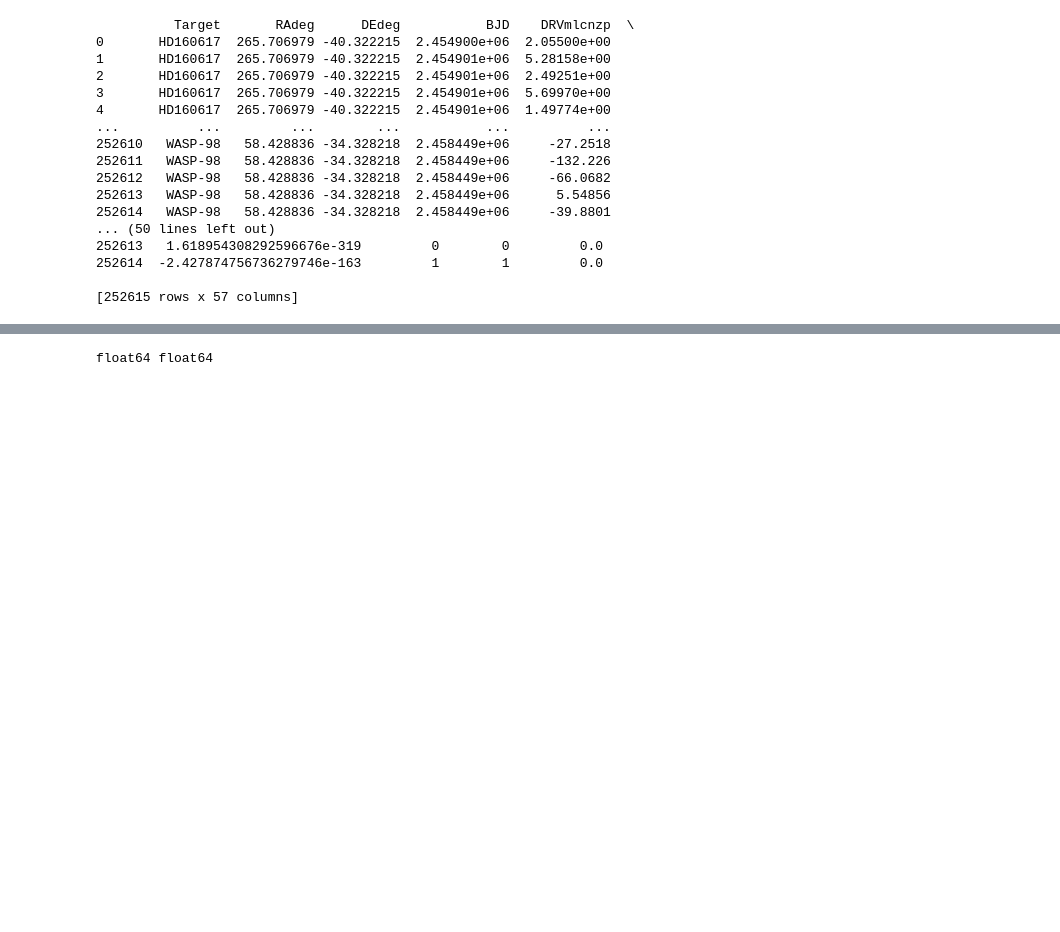
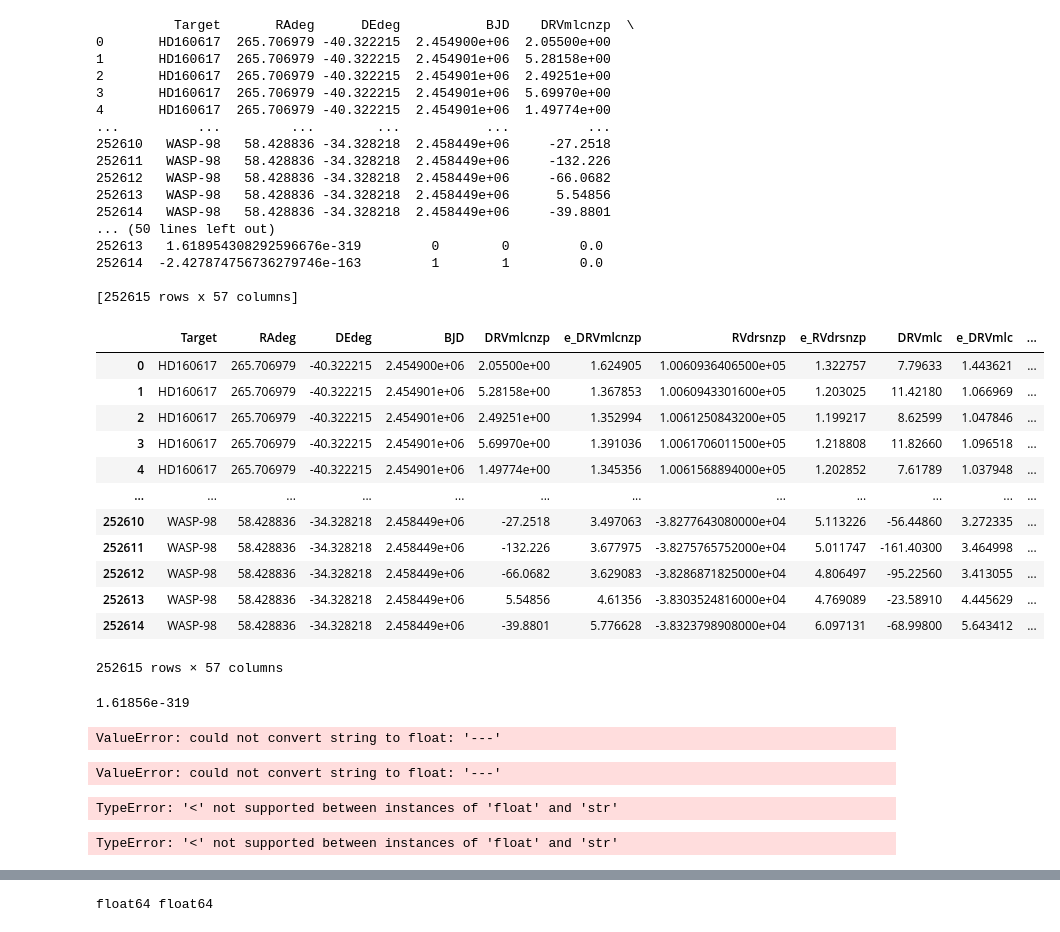
Before and after one commit to m-schochet/spi_phy905, a Jupyter notebook: analysis/cwanalysis.ipynb, the cells around one changed output, grey strips where cells are left out. Saved outputs shown, nothing was run; the diff lists cells and outputs as text; code cells hidden in the pictures; blank space fills up the shorter version.

```diff
--- a/analysis/cwanalysis.ipynb
+++ b/analysis/cwanalysis.ipynb
@@ -55,3 +55,42 @@ print(data)
 252614  -2.427874756736279746e-163         1        1         0.0
 
 [252615 rows x 57 columns]
+# %%
+data[data['RHKp'].notna()==True]
+# %% [output]
+|  | Target | RAdeg | DEdeg | BJD | DRVmlcnzp | e_DRVmlcnzp | RVdrsnzp | e_RVdrsnzp | DRVmlc | e_DRVmlc | ... |
+| 0 | HD160617 | 265.706979 | -40.322215 | 2.454900e+06 | 2.05500e+00 | 1.624905 | 1.0060936406500e+05 | 1.322757 | 7.79633 | 1.443621 | ... |
+| 1 | HD160617 | 265.706979 | -40.322215 | 2.454901e+06 | 5.28158e+00 | 1.367853 | 1.0060943301600e+05 | 1.203025 | 11.42180 | 1.066969 | ... |
+| 2 | HD160617 | 265.706979 | -40.322215 | 2.454901e+06 | 2.49251e+00 | 1.352994 | 1.0061250843200e+05 | 1.199217 | 8.62599 | 1.047846 | ... |
+| 3 | HD160617 | 265.706979 | -40.322215 | 2.454901e+06 | 5.69970e+00 | 1.391036 | 1.0061706011500e+05 | 1.218808 | 11.82660 | 1.096518 | ... |
+| 4 | HD160617 | 265.706979 | -40.322215 | 2.454901e+06 | 1.49774e+00 | 1.345356 | 1.0061568894000e+05 | 1.202852 | 7.61789 | 1.037948 | ... |
+| ... | ... | ... | ... | ... | ... | ... | ... | ... | ... | ... | ... |
+| 252610 | WASP-98 | 58.428836 | -34.328218 | 2.458449e+06 | -27.2518 | 3.497063 | -3.8277643080000e+04 | 5.113226 | -56.44860 | 3.272335 | ... |
+| 252611 | WASP-98 | 58.428836 | -34.328218 | 2.458449e+06 | -132.226 | 3.677975 | -3.8275765752000e+04 | 5.011747 | -161.40300 | 3.464998 | ... |
+| 252612 | WASP-98 | 58.428836 | -34.328218 | 2.458449e+06 | -66.0682 | 3.629083 | -3.8286871825000e+04 | 4.806497 | -95.22560 | 3.413055 | ... |
+| 252613 | WASP-98 | 58.428836 | -34.328218 | 2.458449e+06 | 5.54856 | 4.61356 | -3.8303524816000e+04 | 4.769089 | -23.58910 | 4.445629 | ... |
+| 252614 | WASP-98 | 58.428836 | -34.328218 | 2.458449e+06 | -39.8801 | 5.776628 | -3.8323798908000e+04 | 6.097131 | -68.99800 | 5.643412 | ... |
+252615 rows × 57 columns
+# %%
+new = data[data['RHKp']!='---']['RHKp'].astype('Float64')
+
+
+np.median(new)
+# %% [output]
+1.61856e-319
+# %%
+data['RHKp'].astype('Float64')
+# %% [output]
+ValueError: could not convert string to float: '---'
+# %%
+.astype(float)
+# %% [output]
+ValueError: could not convert string to float: '---'
+# %%
+np.unique(data['RHKp'])
+# %% [output]
+TypeError: '<' not supported between instances of 'float' and 'str'
+# %%
+np.median(data['RHKp'])
+# %% [output]
+TypeError: '<' not supported between instances of 'float' and 'str'
```
Also changed, not shown: parts of 1 cell of this notebook, 6 other files.
